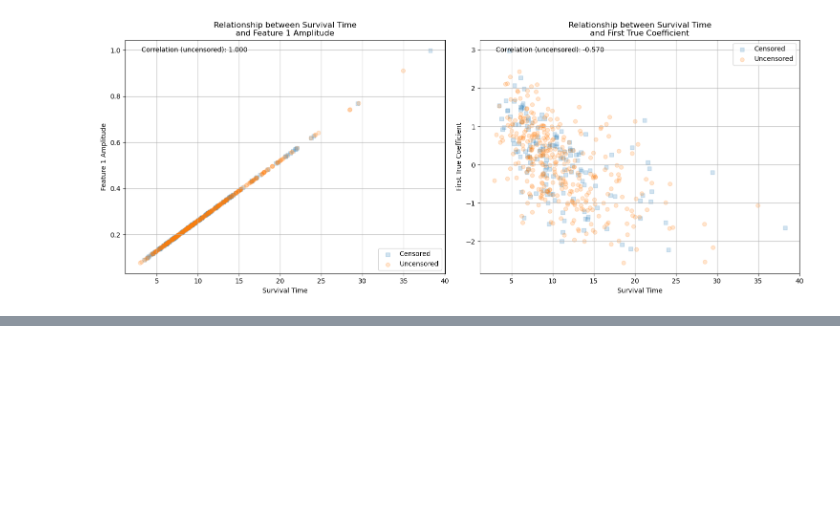
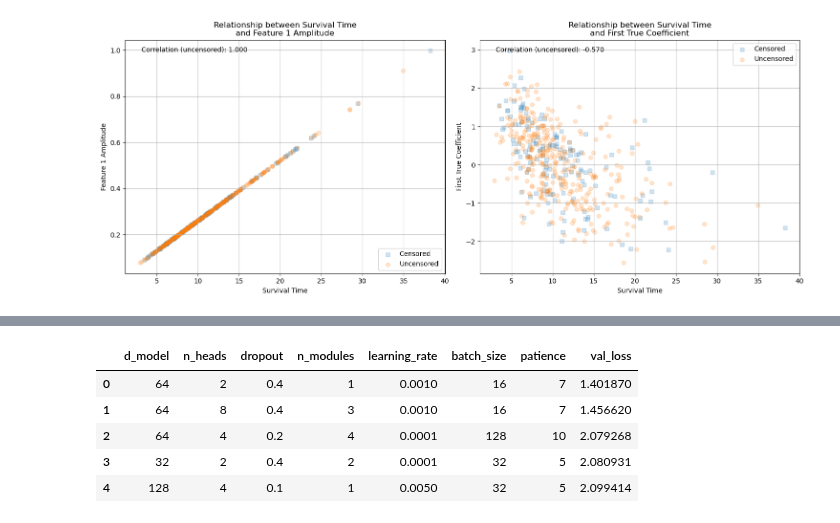
Before and after one commit to eric-fey-hus/ukko, a Jupyter notebook: Survival_test_ukko_sinewave.ipynb, the cells around one changed output, grey strips where cells are left out. Cells and saved outputs as stored; diff of their text form; code cells hidden in the pictures; blank space fills up the shorter version.

```diff
--- a/Survival_test_ukko_sinewave.ipynb
+++ b/Survival_test_ukko_sinewave.ipynb
@@ -666,0 +897,12 @@ plot_amplitude_survival_relationship(dataset)
+# %%
+# put results into a  df:
+results = pd.DataFrame(results)
+results.sort_values(by='val_loss', inplace=True)
+results
+# %% [output]
+|  | d_model | n_heads | dropout | n_modules | learning_rate | batch_size | patience | val_loss |
+| 0 | 64 | 2 | 0.4 | 1 | 0.0010 | 16 | 7 | 1.401870 |
+| 1 | 64 | 8 | 0.4 | 3 | 0.0010 | 16 | 7 | 1.456620 |
+| 2 | 64 | 4 | 0.2 | 4 | 0.0001 | 128 | 10 | 2.079268 |
+| 3 | 32 | 2 | 0.4 | 2 | 0.0001 | 32 | 5 | 2.080931 |
+| 4 | 128 | 4 | 0.1 | 1 | 0.0050 | 32 | 5 | 2.099414 |
```
Also changed, not shown: parts of 8 cells of this notebook.
